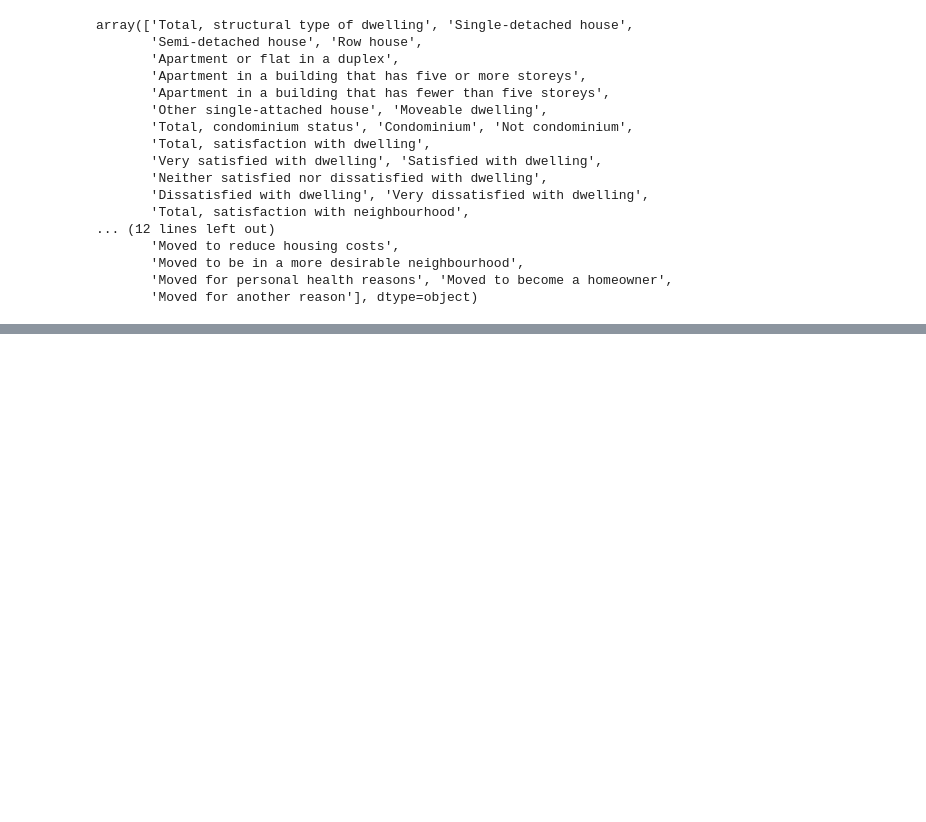
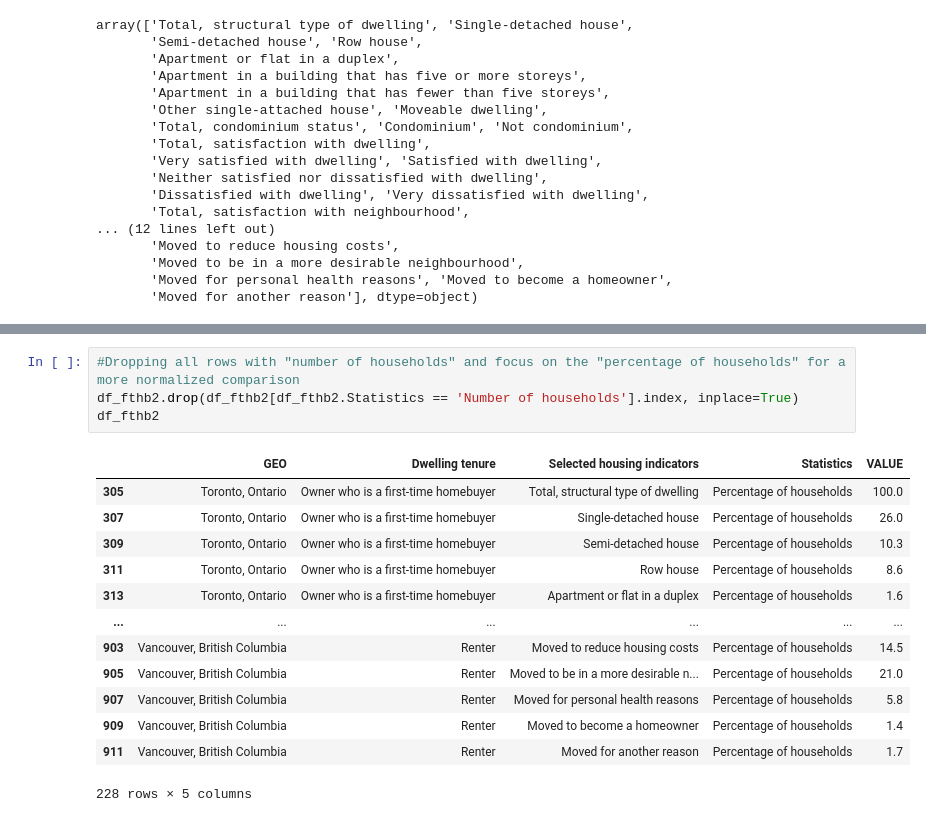
Before and after one commit to ronald-rgr/uWaterloo-datascience, a Jupyter notebook: Ron_FTHB.ipynb, the cells around one changed output, grey strips where cells are left out. Drawn from its saved outputs; the diff is of its cells as text; blank space fills up the shorter version.

```diff
--- a/Ron_FTHB.ipynb
+++ b/Ron_FTHB.ipynb
@@ -150,0 +191,18 @@ array(['Total, structural type of dwelling', 'Single-detached house',
+# %%
+#Dropping all rows with "number of households" and focus on the "percentage of households" for a more normalized comparison
+df_fthb2.drop(df_fthb2[df_fthb2.Statistics == 'Number of households'].index, inplace=True)
+df_fthb2
+# %% [output]
+|  | GEO | Dwelling tenure | Selected housing indicators | Statistics | VALUE |
+| 305 | Toronto, Ontario | Owner who is a first-time homebuyer | Total, structural type of dwelling | Percentage of households | 100.0 |
+| 307 | Toronto, Ontario | Owner who is a first-time homebuyer | Single-detached house | Percentage of households | 26.0 |
+| 309 | Toronto, Ontario | Owner who is a first-time homebuyer | Semi-detached house | Percentage of households | 10.3 |
+| 311 | Toronto, Ontario | Owner who is a first-time homebuyer | Row house | Percentage of households | 8.6 |
+| 313 | Toronto, Ontario | Owner who is a first-time homebuyer | Apartment or flat in a duplex | Percentage of households | 1.6 |
+| ... | ... | ... | ... | ... | ... |
+| 903 | Vancouver, British Columbia | Renter | Moved to reduce housing costs | Percentage of households | 14.5 |
+| 905 | Vancouver, British Columbia | Renter | Moved to be in a more desirable n... | Percentage of households | 21.0 |
+| 907 | Vancouver, British Columbia | Renter | Moved for personal health reasons | Percentage of households | 5.8 |
+| 909 | Vancouver, British Columbia | Renter | Moved to become a homeowner | Percentage of households | 1.4 |
+| 911 | Vancouver, British Columbia | Renter | Moved for another reason | Percentage of households | 1.7 |
+228 rows × 5 columns
```
Also changed, not shown: parts of 11 cells of this notebook, 1 other file.
